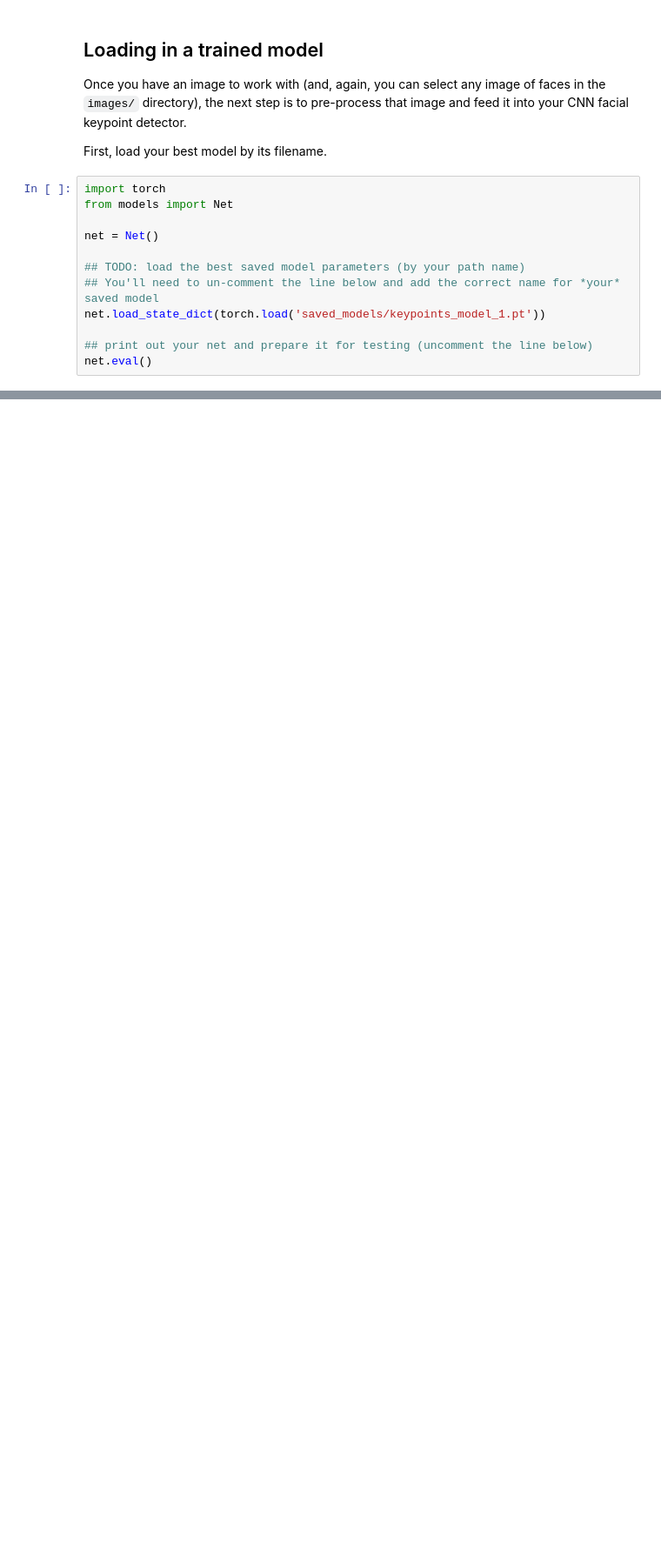
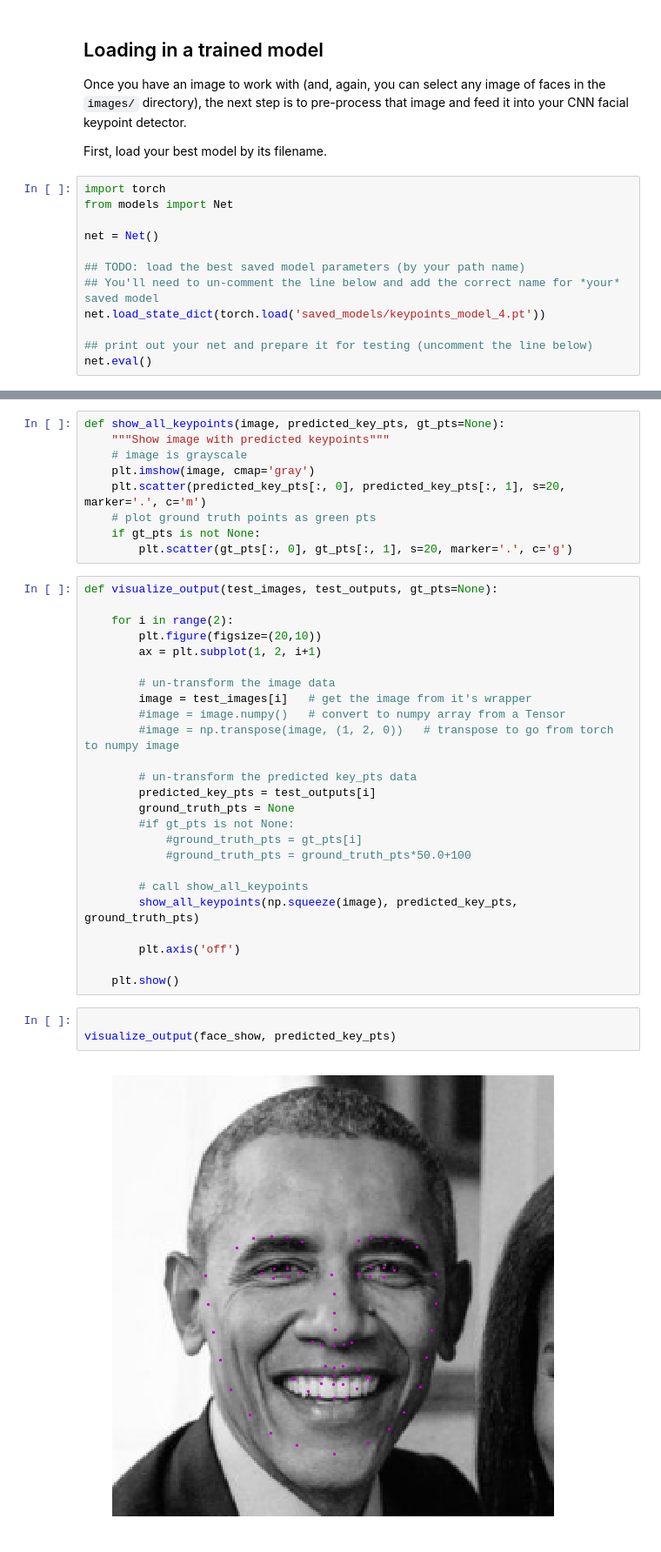
Before and after one commit to DeepFall/myud_cvnd, a Jupyter notebook: 3. Facial Keypoint Detection, Complete Pipeline.ipynb, the cells around one changed output, grey strips where cells are left out. Shown at 87% size. Cells and saved outputs as stored; diff of their text form; blank space fills up the shorter version.

```diff
--- a/3. Facial Keypoint Detection, Complete Pipeline.ipynb
+++ b/3. Facial Keypoint Detection, Complete Pipeline.ipynb
@@ -82,7 +82,7 @@ net = Net()
 
 ## TODO: load the best saved model parameters (by your path name)
 ## You'll need to un-comment the line below and add the correct name for *your* saved model
-net.load_state_dict(torch.load('saved_models/keypoints_model_1.pt'))
+net.load_state_dict(torch.load('saved_models/keypoints_model_4.pt'))
 
 ## print out your net and prepare it for testing (uncomment the line below)
 net.eval()
@@ -147,0 +166,39 @@ RuntimeError: expected stride to be a single integer value or a list of 1 values
+# %%
+def show_all_keypoints(image, predicted_key_pts, gt_pts=None):
+    """Show image with predicted keypoints"""
+    # image is grayscale
+    plt.imshow(image, cmap='gray')
+    plt.scatter(predicted_key_pts[:, 0], predicted_key_pts[:, 1], s=20, marker='.', c='m')
+    # plot ground truth points as green pts
+    if gt_pts is not None:
+        plt.scatter(gt_pts[:, 0], gt_pts[:, 1], s=20, marker='.', c='g')
+# %%
+def visualize_output(test_images, test_outputs, gt_pts=None):
+
+    for i in range(2):
+        plt.figure(figsize=(20,10))
+        ax = plt.subplot(1, 2, i+1)
+
+        # un-transform the image data
+        image = test_images[i]   # get the image from it's wrapper
+        #image = image.numpy()   # convert to numpy array from a Tensor
+        #image = np.transpose(image, (1, 2, 0))   # transpose to go from torch to numpy image
+
+        # un-transform the predicted key_pts data
+        predicted_key_pts = test_outputs[i]
+        ground_truth_pts = None
+        #if gt_pts is not None:
+            #ground_truth_pts = gt_pts[i]
+            #ground_truth_pts = ground_truth_pts*50.0+100
+
+        # call show_all_keypoints
+        show_all_keypoints(np.squeeze(image), predicted_key_pts, ground_truth_pts)
+
+        plt.axis('off')
+
+    plt.show()
+# %%
+
+visualize_output(face_show, predicted_key_pts)
+# %% [output]
+[figure, added]
```
Also changed, not shown: parts of 3 cells of this notebook, 3 other files.
